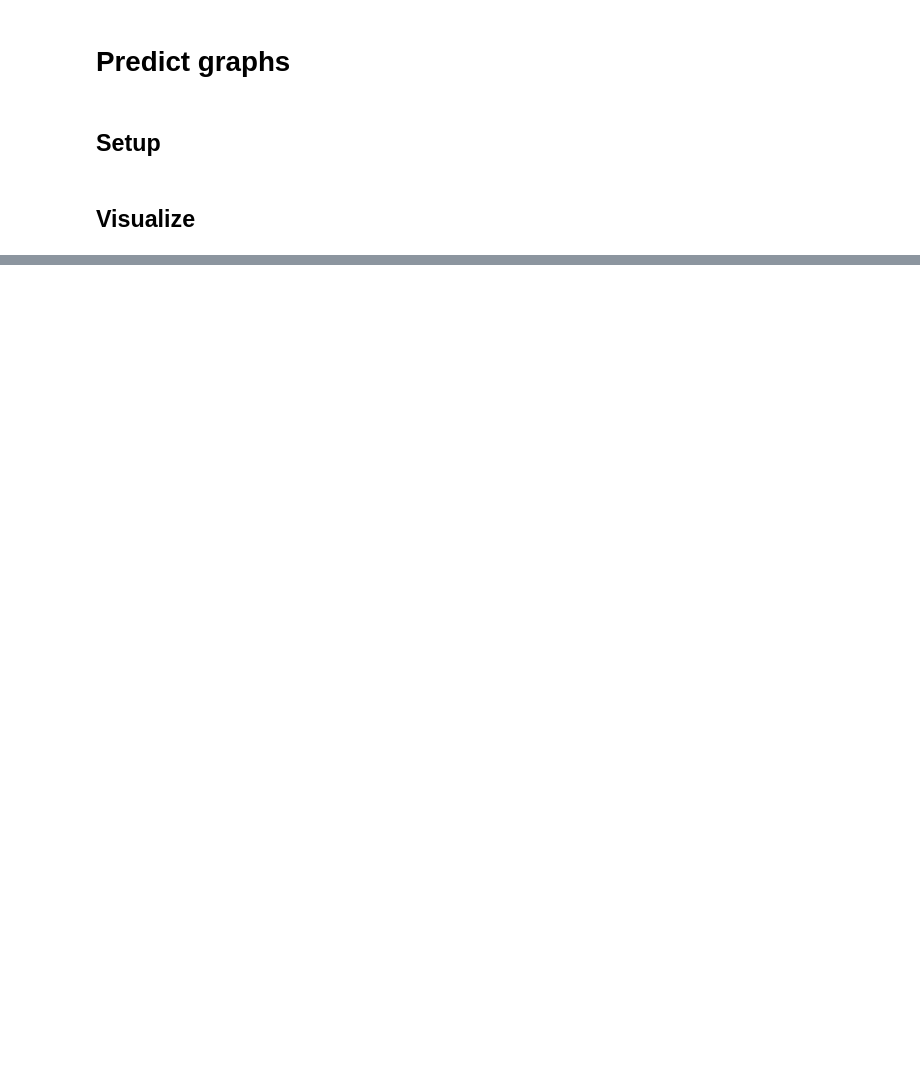
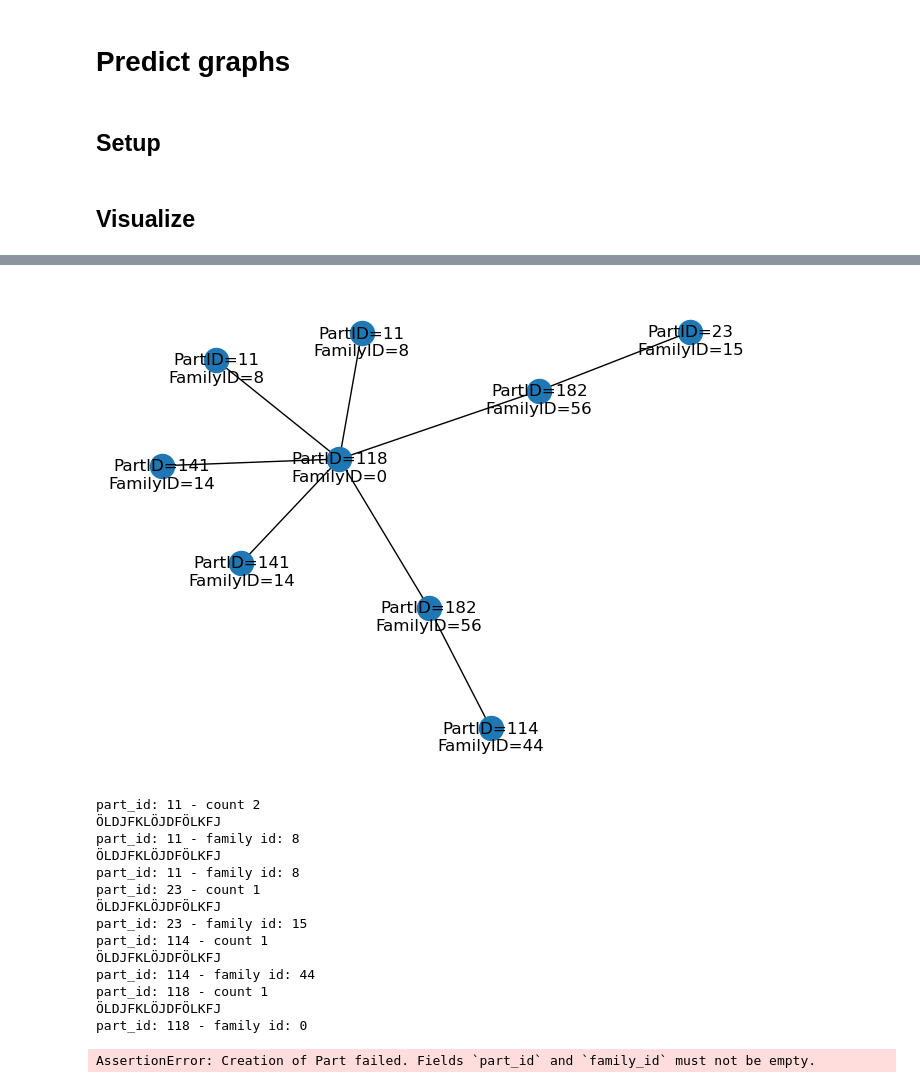
Before and after one commit to javajonny/ai-lecture-project, a Jupyter notebook: predict.ipynb, the cells around one changed output, grey strips where cells are left out. Saved outputs shown, nothing was run; the diff lists cells and outputs as text; code cells hidden in the pictures; blank space fills up the shorter version.

```diff
--- a/predict.ipynb
+++ b/predict.ipynb
@@ -220,0 +463,54 @@ TypeError: 'Graph' object is not iterable
+# %%
+test_data = []
+for parts, graph in testing_set:
+    # Remap parts tensor to set of Part objects
+    parts_set = set()
+    non_zero_indices = torch.nonzero(parts.squeeze(), as_tuple=True)[0]  # Find indices with non-zero values
+
+    graph.draw()
+    for idx in non_zero_indices:
+        part_id = training_set.idx_to_part_id[int(idx)]  # Remap index to part_id
+        count = int(parts[idx])  # Get the count of this part
+
+        print(f"part_id: {part_id} - count {count}")
+        # Add the part `count` times
+        for _ in range(count):
+            family_id = training_set.family_part_dict[part_id]
+            print("ÖLDJFKLÖJDFÖLKFJ")
+            print(f"part_id: {part_id} - family id: {family_id}")
+            parts_set.add(Part(part_id, family_id))  # Replace `Part(part_id)` with the actual Part constructor
+
+    # Append the remapped (parts_set, graph) pair
+    test_data.append((parts_set, graph))
+
+
+
+'''
+    parts_set = set()
+    non_zero_indices = torch.nonzero(parts.squeeze(), as_tuple=True)[0]  # Find indices with non-zero values
+
+
+
+    part_ids = torch.nonzero(part_features, as_tuple=True)[1].tolist()  # Get indices where value is 1
+    parts = {Part(part_id) for part_id in part_ids}  # Create Part objects
+
+    # Append (parts, graph) tuple
+    test_data.append((parts, graph))
+'''
+# %% [output]
+[figure, added]
+part_id: 11 - count 2
+ÖLDJFKLÖJDFÖLKFJ
+part_id: 11 - family id: 8
+ÖLDJFKLÖJDFÖLKFJ
+part_id: 11 - family id: 8
+part_id: 23 - count 1
+ÖLDJFKLÖJDFÖLKFJ
+part_id: 23 - family id: 15
+part_id: 114 - count 1
+ÖLDJFKLÖJDFÖLKFJ
+part_id: 114 - family id: 44
+part_id: 118 - count 1
+ÖLDJFKLÖJDFÖLKFJ
+part_id: 118 - family id: 0
+AssertionError: Creation of Part failed. Fields `part_id` and `family_id` must not be empty.
```
Also changed, not shown: parts of 39 cells of this notebook.
